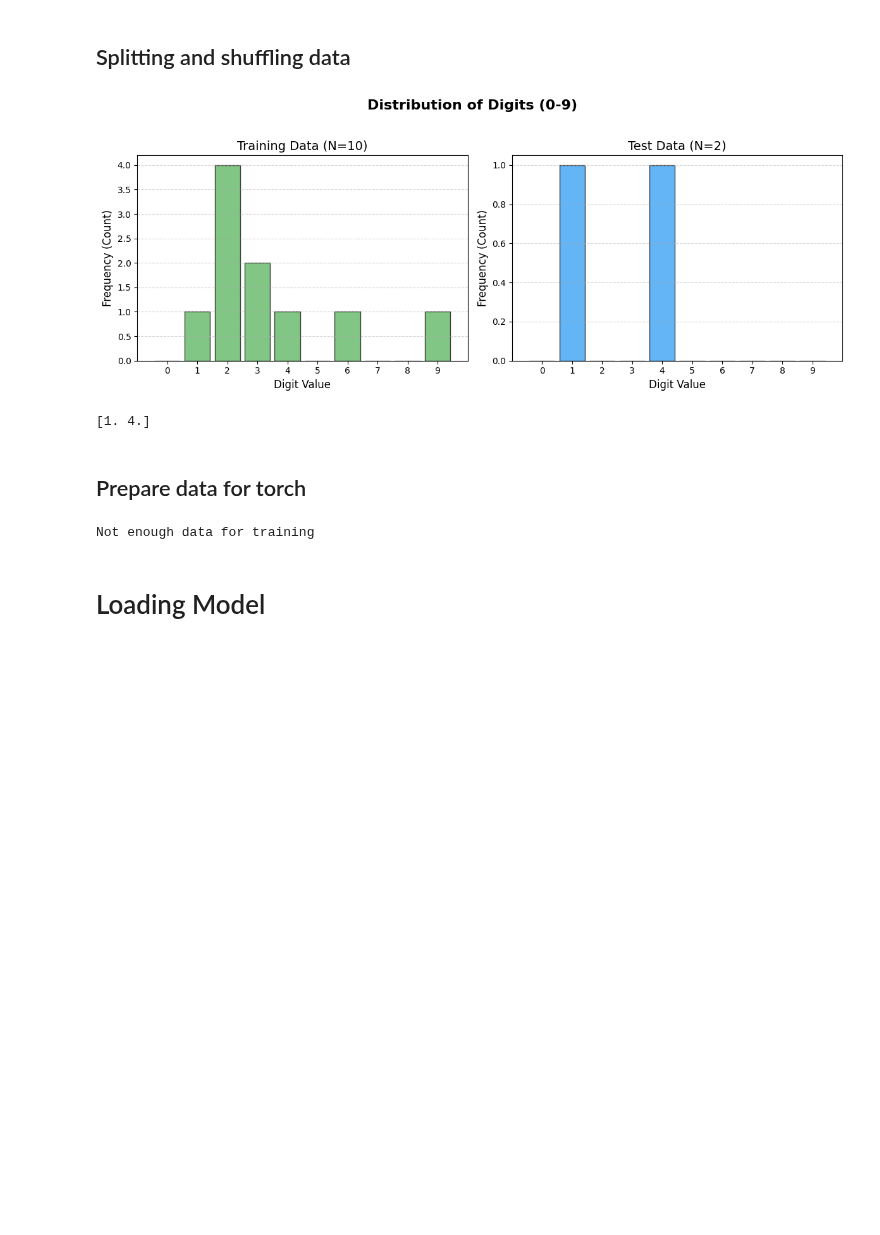
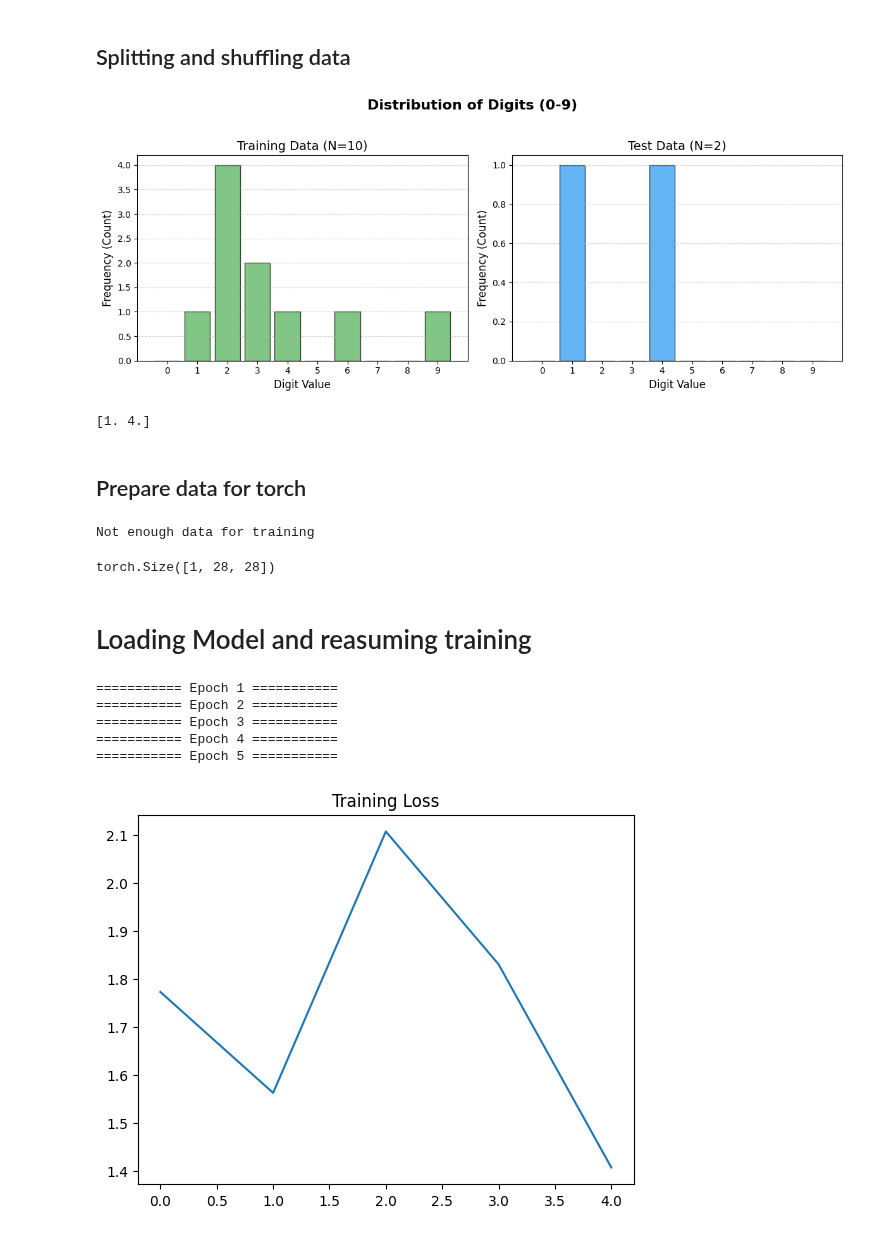
Before and after one commit to AI-MED-AGH/handwritten-digits-recognizer, a Jupyter notebook: Fine_tunning.ipynb, the cells around one changed output. Cells and saved outputs as stored; diff of their text form; code cells hidden in the pictures; blank space fills up the shorter version.

Commit message:
preapering data set, model training (fine tunning)

```diff
--- a/Fine_tunning.ipynb
+++ b/Fine_tunning.ipynb
@@ -61,11 +58,11 @@ N = len(data)
 idx = np.arange(N)
 np.random.shuffle(idx)
 
-data = np.array(data)
 true_labels = np.array(true_labels)
 
 train_idx = idx[:int(N*0.9)]
 test_idx = idx[int(N*0.9):]
+
 
 x_train, y_train = data[train_idx], true_labels[train_idx]
 x_test, y_test = data[test_idx], true_labels[test_idx]
@@ -80,8 +77,14 @@ print(y_test)
 ## Prepare data for torch
 # %%
 # Move Data to tensors
-x_train_tensor, y_train_tensor = torch.from_numpy(x_train), torch.from_numpy(y_train)
-x_test_tensor, y_test_tensor =  torch.from_numpy(x_test), torch.from_numpy(y_test)
+add_channel = lambda x: x.unsqueeze(1)
+
+
+x_train_tensor, y_train_tensor = add_channel(torch.from_numpy(x_train)), torch.from_numpy(y_train).long()
+x_test_tensor, y_test_tensor =  add_channel(torch.from_numpy(x_test)), torch.from_numpy(y_test).long()
+
+
+
 
 # Prepare Dataset
 train_set = TensorDataset(x_train_tensor, y_train_tensor)
@@ -95,17 +98,60 @@ if len(test_set) < train_batch_size:
     print("Not enough data for training")
 
 
+
+
 train_loader = torch.utils.data.DataLoader(train_set, batch_size=train_batch_size, shuffle=True)
 test_loader = torch.utils.data.DataLoader(test_set, batch_size=test_batch_size, shuffle=True)
+
+
+examples = enumerate(train_loader)
+batch_idx, (example_data, example_targets) = next(examples)
+
+example_data[0].shape
 # %% [output]
 Not enough data for training
+torch.Size([1, 28, 28])
 # %% [markdown]
-# Loading Model
+# Loading Model and reasuming training
 # %%
 from Model import MyModel
 
+#Hyperparameters
+n_epochs = 5
+learning_rate = 0.1e-3
+
+# Model
 PARAMS_PATH = path.join("trained_models", "model.pth")
 model = MyModel()
 model.load_state_dict(torch.load(PARAMS_PATH))
 
-model
+optimizer = optim.Adam(model.parameters(), lr=learning_rate)
+criterion = nn.NLLLoss()
+
+
+train_losses = []
+
+for epoch in range(n_epochs):
+    model.train()
+    print(f"=========== Epoch {epoch + 1} ===========")
+
+    for batch_idx, (data, target) in enumerate(train_loader):
+        optimizer.zero_grad()
+        output = model(data)
+
+        loss = criterion(output, target)
+        train_losses.append(loss.item())
+
+        loss.backward()
+        optimizer.step()
+
+plt.plot(np.arange(n_epochs),train_losses)
+plt.title("Training Loss")
+plt.show()
+# %% [output]
+=========== Epoch 1 ===========
+=========== Epoch 2 ===========
+=========== Epoch 3 ===========
+=========== Epoch 4 ===========
+=========== Epoch 5 ===========
+[figure, added]
```
Also changed, not shown: parts of 4 cells of this notebook, 1 other file.
